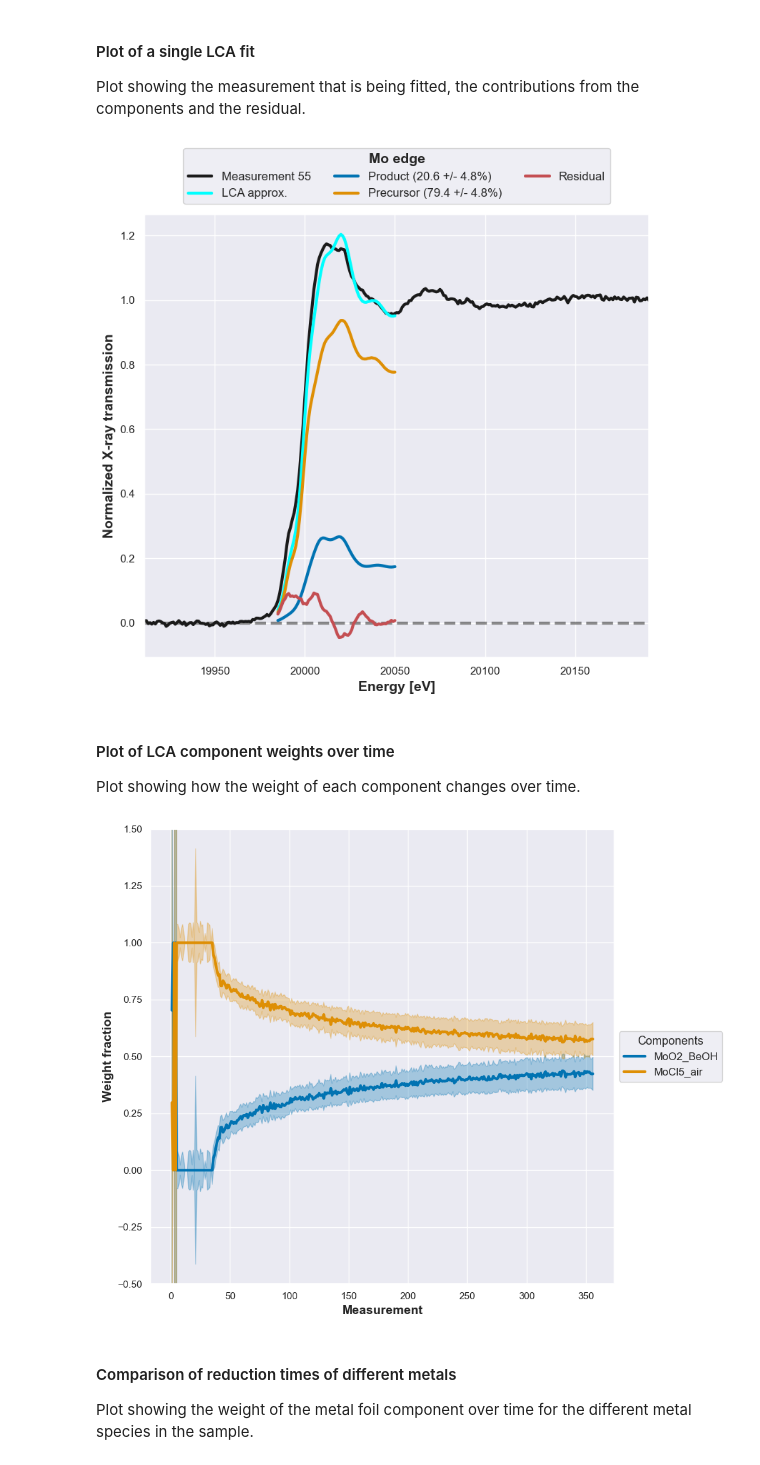
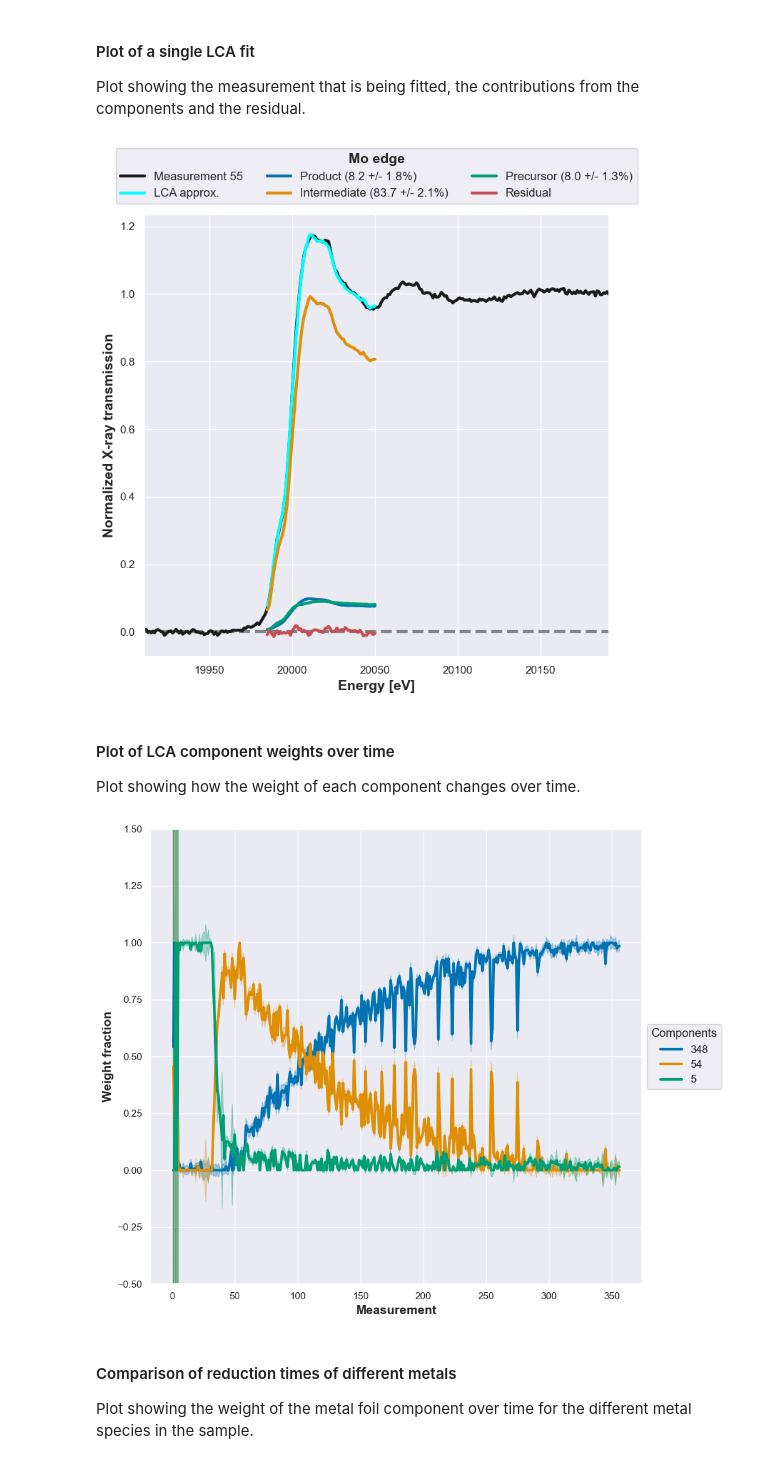
Before and after one commit to NanostructureUCPH/autoXAS, a Jupyter notebook: example_notebooks/BALDER_sep2022.ipynb, the cells around one changed output. Cells and saved outputs as stored; diff of their text form; code cells hidden in the pictures.

```diff
--- a/example_notebooks/BALDER_sep2022.ipynb
+++ b/example_notebooks/BALDER_sep2022.ipynb
@@ -422,13 +401,13 @@ df_results.head()
 ### LCA using internal reference
 LCA where the components used are measurements from the data. Only the measured experimental data is needed.
 # %%
-# # LCA using specific measurements in the experiment as references
-# df_results = LCA_internal(
-#     df_data,
-#     initial_state_index = 5,
-#     intermediate_state_index = 54,
-#     final_state_index = 348,
-#     fit_min = 19985,
-#     fit_max = 20050
-# )
-# df_results.head()
+# LCA using specific measurements in the experiment as references
+df_results = LCA_internal(
+    df_data,
+    initial_state_index = 5,
+    intermediate_state_index = 54,
+    final_state_index = 348,
+    fit_min = 19985,
+    fit_max = 20050
+)
+df_results.head()
@@ -449,26 +435,27 @@ Plot showing the measurement that is being fitted, the contributions from the co
 plot_LCA(
     df_results,
     df_data,
-    experiment='MoCl5_air + MoO2_BeOH',
+    experiment='Frame 5 + 54 + 348',
     measurement=55,
     interactive=interactive
 )
 # %% [output]
-[figure, old version]
+[figure, new version]
 # %% [markdown]
 #### Plot of LCA component weights over time
 Plot showing how the weight of each component changes over time.
 # %%
 plot_LCA_change(
     df_results,
-    product='MoO2_BeOH',
-    precursor='MoCl5_air',
+    product=348,
+    intermediate=54,
+    precursor=5,
     x_axis='Measurement',
     with_uncertainty=True,
     interactive=interactive
 )
 # %% [output]
-[figure, old version]
+[figure, new version]
 # %% [markdown]
 #### Comparison of reduction times of different metals
 Plot showing the weight of the metal foil component over time for the different metal species in the sample.
```
Also changed, not shown: parts of 6 cells of this notebook, 1 other file.
